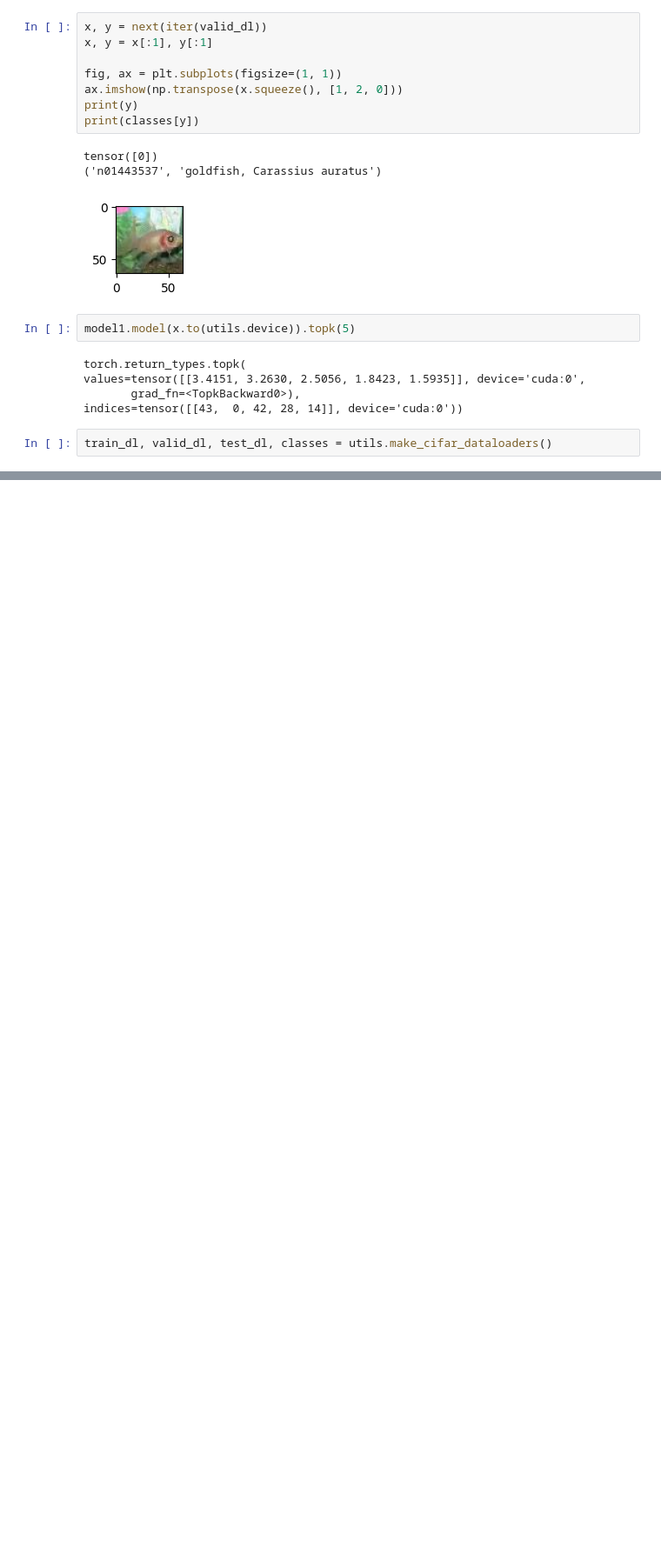
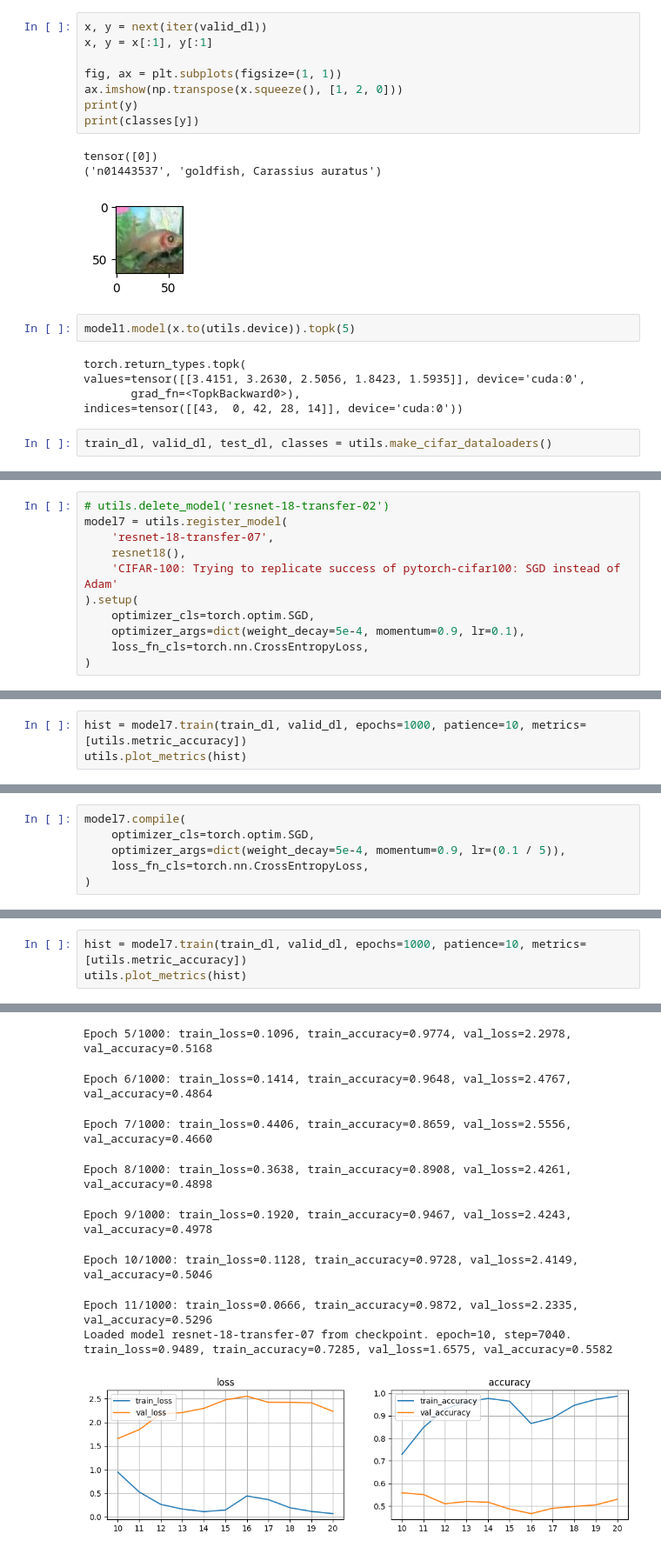
Before and after one commit to vaharoni/cv-sprint, a Jupyter notebook: models/04-resnet-02.ipynb, the cells around one changed output, grey strips where cells are left out. Shown at 87% size. Cells and saved outputs as stored; diff of their text form; blank space fills up the shorter version.

```diff
--- a/models/04-resnet-02.ipynb
+++ b/models/04-resnet-02.ipynb
@@ -224,0 +662,11 @@ train_dl, valid_dl, test_dl, classes = utils.make_cifar_dataloaders()
+# %%
+# utils.delete_model('resnet-18-transfer-02')
+model7 = utils.register_model(
+    'resnet-18-transfer-07',
+    resnet18(),
+    'CIFAR-100: Trying to replicate success of pytorch-cifar100: SGD instead of Adam'
+).setup(
+    optimizer_cls=torch.optim.SGD,
+    optimizer_args=dict(weight_decay=5e-4, momentum=0.9, lr=0.1),
+    loss_fn_cls=torch.nn.CrossEntropyLoss,
+)
@@ -224,0 +678,3 @@ train_dl, valid_dl, test_dl, classes = utils.make_cifar_dataloaders()
+# %%
+hist = model7.train(train_dl, valid_dl, epochs=1000, patience=10, metrics=[utils.metric_accuracy])
+utils.plot_metrics(hist)
@@ -224,0 +702,6 @@ train_dl, valid_dl, test_dl, classes = utils.make_cifar_dataloaders()
+# %%
+model7.compile(
+    optimizer_cls=torch.optim.SGD,
+    optimizer_args=dict(weight_decay=5e-4, momentum=0.9, lr=(0.1 / 5)),
+    loss_fn_cls=torch.nn.CrossEntropyLoss,
+)
@@ -224,0 +725,4 @@ train_dl, valid_dl, test_dl, classes = utils.make_cifar_dataloaders()
+# %%
+hist = model7.train(train_dl, valid_dl, epochs=1000, patience=10, metrics=[utils.metric_accuracy])
+utils.plot_metrics(hist)
+# %% [output]
@@ -224,0 +735,9 @@ train_dl, valid_dl, test_dl, classes = utils.make_cifar_dataloaders()
+Epoch 5/1000: train_loss=0.1096, train_accuracy=0.9774, val_loss=2.2978, val_accuracy=0.5168
+Epoch 6/1000: train_loss=0.1414, train_accuracy=0.9648, val_loss=2.4767, val_accuracy=0.4864
+Epoch 7/1000: train_loss=0.4406, train_accuracy=0.8659, val_loss=2.5556, val_accuracy=0.4660
+Epoch 8/1000: train_loss=0.3638, train_accuracy=0.8908, val_loss=2.4261, val_accuracy=0.4898
+Epoch 9/1000: train_loss=0.1920, train_accuracy=0.9467, val_loss=2.4243, val_accuracy=0.4978
+Epoch 10/1000: train_loss=0.1128, train_accuracy=0.9728, val_loss=2.4149, val_accuracy=0.5046
+Epoch 11/1000: train_loss=0.0666, train_accuracy=0.9872, val_loss=2.2335, val_accuracy=0.5296
+Loaded model resnet-18-transfer-07 from checkpoint. epoch=10, step=7040. train_loss=0.9489, train_accuracy=0.7285, val_loss=1.6575, val_accuracy=0.5582
+[figure, added]
```
Also changed, not shown: parts of 85 cells of this notebook, 2 other files.
